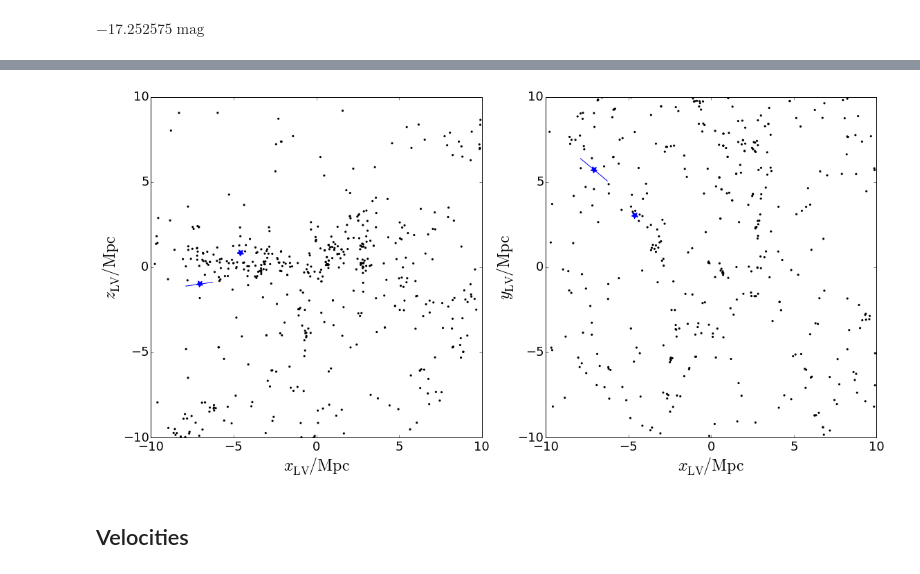
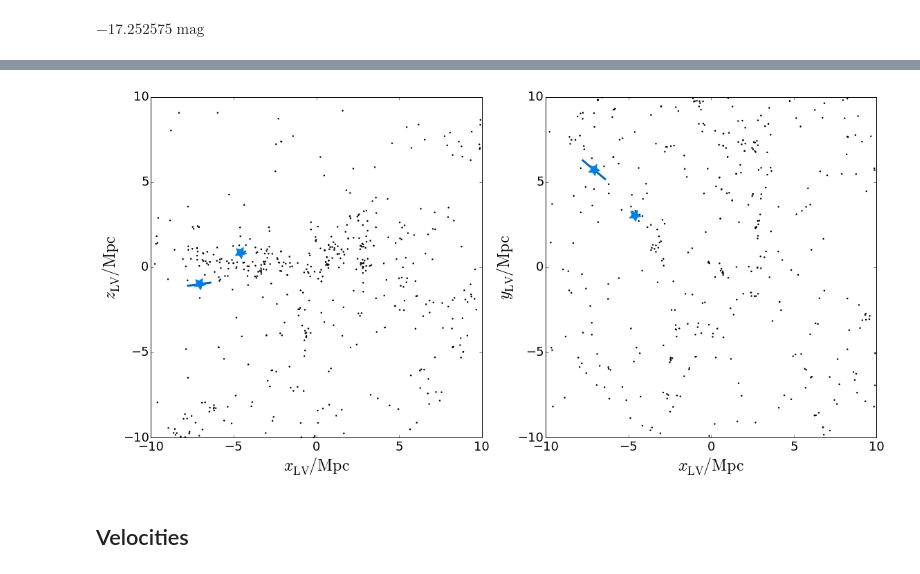
Before and after one commit to eteq/piscdwarfs_hst, a Jupyter notebook: Calibrated Context.ipynb, the cells around one changed output, grey strips where cells are left out. Saved outputs shown, nothing was run; the diff lists cells and outputs as text; code cells hidden in the pictures.

```diff
--- a/Calibrated Context.ipynb
+++ b/Calibrated Context.ipynb
@@ -130,38 +129,39 @@ zB, yB, xB = np.dot(R1.A, [PiscB.galactic.cartesian.x, PiscB.galactic.cartesian.
 # %%
 plt.figure(figsize=(16,8))
 labelfontsz = 24
 tickfontsz = 18
 ptscolor = 'k'
-pisccolor = 'b'
+pisccolor = (0.,0.5,0.9)
+piscunccolor = (0.,0.4,0.7)
 
 plt.subplot(1,2,1)
-plt.scatter(xlv[mlgcomplmsk], zlv[mlgcomplmsk], edgecolor='none', s=10, facecolor=ptscolor)
-plt.scatter([xA[0], xB[0]], [zA[0], zB[0]], color=pisccolor, marker=(5, 1, 30), s=90)
-plt.plot([xA[1], xA[2]], [zA[1], zA[2]], color=pisccolor)
-plt.plot([xB[1], xB[2]], [zB[1], zB[2]], color=pisccolor)
+plt.scatter(xlv[mlgcomplmsk], zlv[mlgcomplmsk], edgecolor='none', s=6, facecolor=ptscolor)
+plt.scatter([xA[0], xB[0]], [zA[0], zB[0]], color=pisccolor, marker=(5, 1, 45), s=300, zorder=2)
+plt.plot([xA[1], xA[2]], [zA[1], zA[2]], color=piscunccolor, lw=3, zorder=1)
+plt.plot([xB[1], xB[2]], [zB[1], zB[2]], color=piscunccolor, lw=3, zorder=1)
 plt.xlim(-10, 10)
 plt.ylim(-10, 10)
 plt.xticks(fontsize=tickfontsz)
 plt.yticks(fontsize=tickfontsz)
 plt.xlabel(r'$x_{\rm LV}/{\rm Mpc}$', fontsize=labelfontsz)
 plt.ylabel(r'$z_{\rm LV}/{\rm Mpc}$', fontsize=labelfontsz)
 
 plt.subplot(1,2,2)
-plt.scatter(xlv[mlgcomplmsk], ylv[mlgcomplmsk], edgecolor='none', s=10, facecolor=ptscolor)
-plt.scatter([xA[0], xB[0]], [yA[0], yB[0]], color=pisccolor, marker=(5, 1, 30), s=90)
-plt.plot([xA[1], xA[2]], [yA[1], yA[2]], color=pisccolor)
-plt.plot([xB[1], xB[2]], [yB[1], yB[2]], color=pisccolor)
+plt.scatter(xlv[mlgcomplmsk], ylv[mlgcomplmsk], edgecolor='none', s=6, facecolor=ptscolor)
+plt.scatter([xA[0], xB[0]], [yA[0], yB[0]], color=pisccolor, marker=(5, 1, 45), s=300, zorder=2)
+plt.plot([xA[1], xA[2]], [yA[1], yA[2]], color=piscunccolor, lw=3, zorder=1)
+plt.plot([xB[1], xB[2]], [yB[1], yB[2]], color=piscunccolor, lw=3, zorder=1)
 plt.xlim(-10, 10)
 plt.ylim(-10, 10)
 plt.xticks(fontsize=tickfontsz)
 plt.yticks(fontsize=tickfontsz)
 plt.xlabel(r'$x_{\rm LV}/{\rm Mpc}$', fontsize=labelfontsz)
 plt.ylabel(r'$y_{\rm LV}/{\rm Mpc}$', fontsize=labelfontsz)
 
 plt.tight_layout()
 save_pub_figure('spaceplot')
 # %% [output]
-[figure, old version]
+[figure, new version]
 # %% [markdown]
 ## Velocities
 # %%
```
Also changed, not shown: parts of 1 cell of this notebook.
